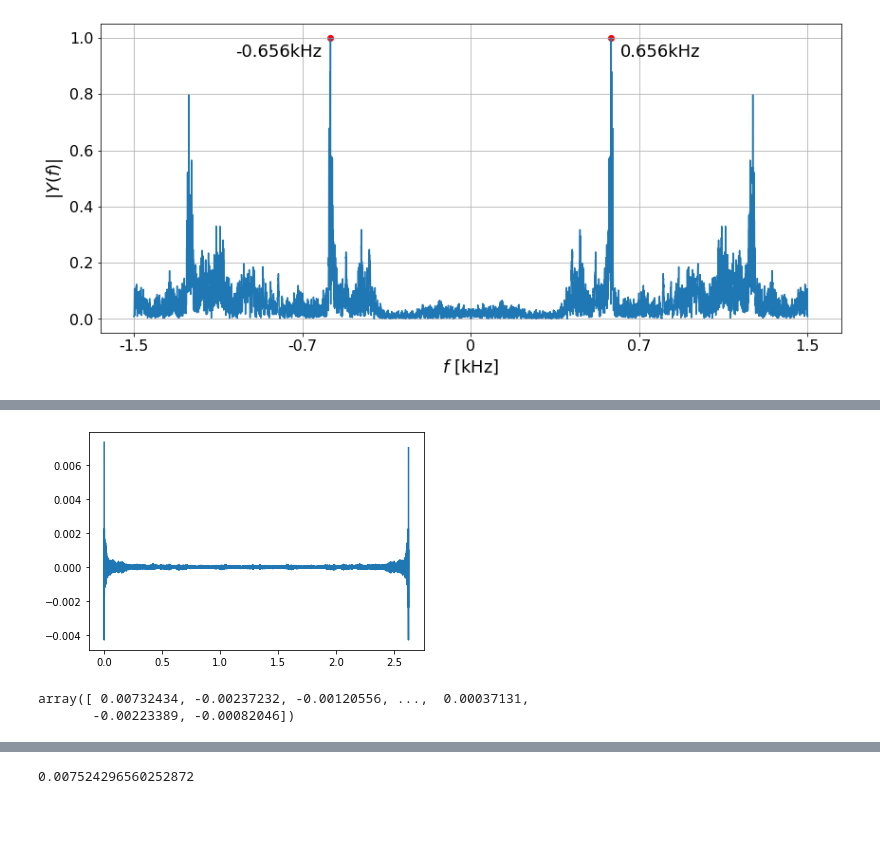
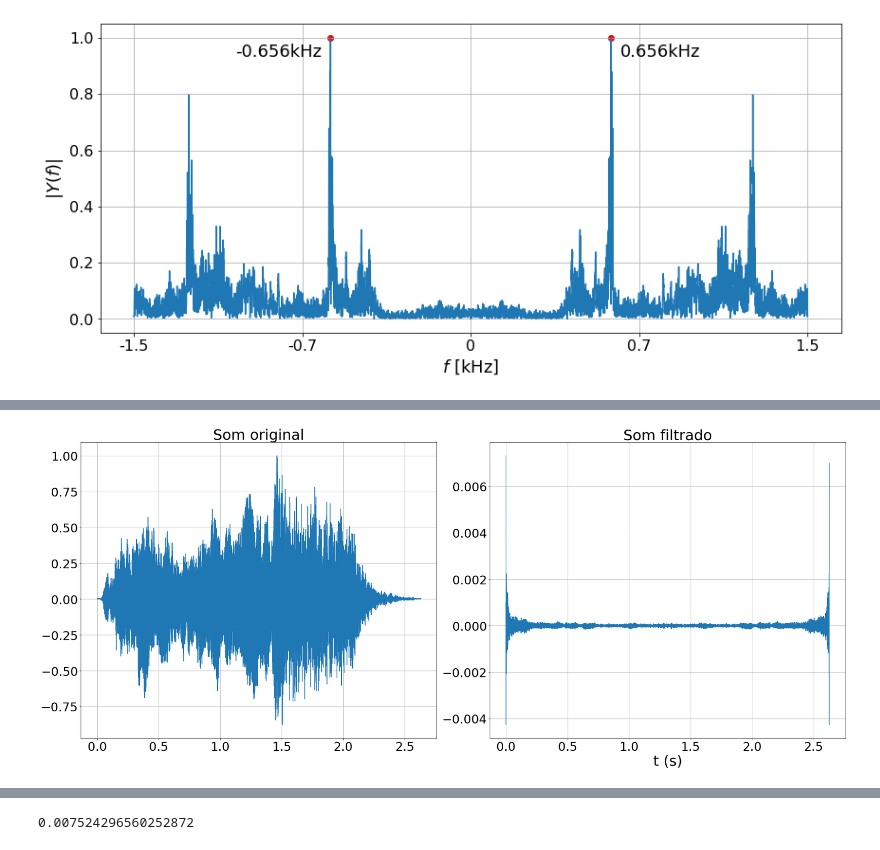
Before and after one commit to gnsoares/UNICAMP_EA619_SystemsAnalysis, a Jupyter notebook: Experimento1/Analisador_espectro - Exploração.ipynb, the cells around one changed output, grey strips where cells are left out. Cells and saved outputs as stored; diff of their text form; code cells hidden in the pictures; blank space fills up the shorter version.

```diff
--- a/Experimento1/Analisador_espectro - Exploração.ipynb
+++ b/Experimento1/Analisador_espectro - Exploração.ipynb
@@ -200,14 +201,24 @@ som_filtered = np.fft.ifft(fft_y_filtered).real
 ipd.Audio(som_filtered, rate=fs)
 # %% [output]
 [interactive output not drawn]
-# %%
-t = np.arange(som.size)/fs
-plt.plot(t, som_filtered);
-# %% [output]
-[figure, removed]
+# %%
+t = np.arange(som.size)/fs
+fig, (ax1, ax2) = plt.subplots(1, 2, figsize=(28, 12))
+ax1.plot(t, som);
+ax1.grid()
+ax1.set_title('Som original', fontsize=36)
+plt.xlabel('t (s)', fontsize=36);
+ax1.tick_params(labelsize=30)
+ax2.plot(t, som_filtered);
+ax2.grid()
+ax2.set_title('Som filtrado', fontsize=36)
+plt.xlabel('t (s)', fontsize=36)
+ax2.tick_params(labelsize=30)
+fig.tight_layout()
+fig.subplots_adjust(wspace=0.15)
+fig.savefig('som_filtrado.png')
+fig.show()
+# %% [output]
+[figure, added]
 # %%
 som_filtered_subsample = som_filtered[::7]
-som_filtered_subsample
-# %% [output]
-array([ 0.00732434, -0.00237232, -0.00120556, ...,  0.00037131,
-       -0.00223389, -0.00082046])
```
Also changed, not shown: parts of 9 cells of this notebook, 3 other files.
